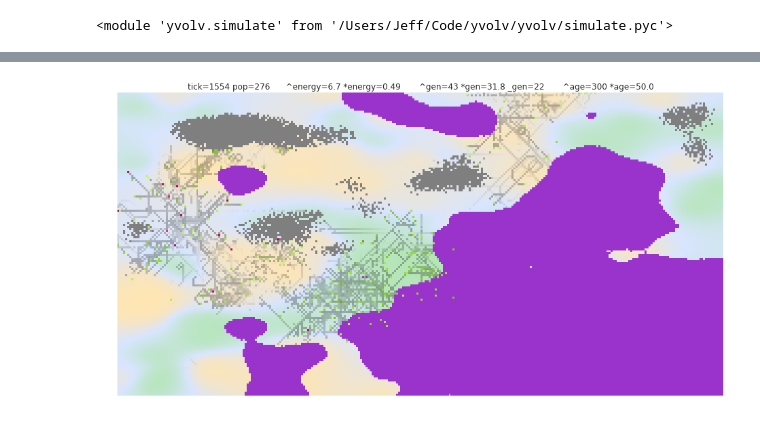
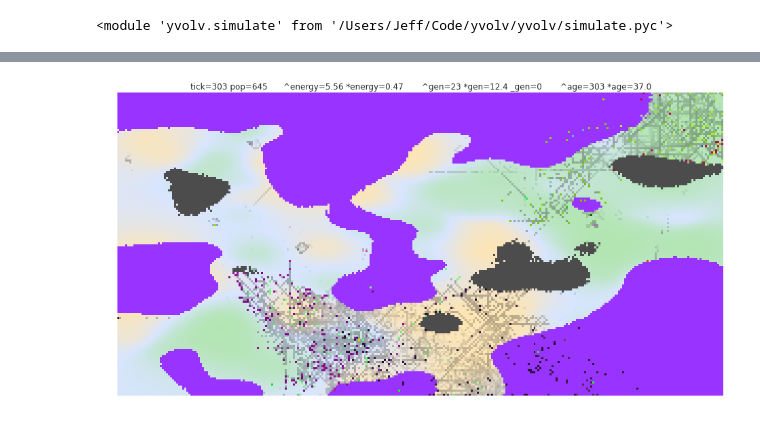
Before and after one commit to jeffschecter/yvolv, a Jupyter notebook: notebooks/scratch.ipynb, the cells around one changed output, grey strips where cells are left out. Drawn from its saved outputs; the diff is of its cells as text; code cells hidden in the pictures.

```diff
--- a/notebooks/scratch.ipynb
+++ b/notebooks/scratch.ipynb
@@ -23,3 +67,7 @@ reload(simulate)
 # %%
-w = world.World(300, 150, tpoints=100, bpoints=60)
+w = world.World(300, 150, tpoints=50, bpoints=60)
 s = simulate.Simulation(w, 5000)
+
+figsize(6, 3)
+plt.imshow(s.image(), interpolation="none", filternorm=0)
+plt.show()
@@ -32,34 +76,34 @@ plt.show()
 # %%
 figsize(16, 8)
 
-for t in np.arange(2100):
+for t in np.arange(300):
     s.tick()
     if len(s.herd) <= 3:
         break
     if (t + 1) % 3 == 0:
         herd = s.herd
         emax = max(b.energy for b in herd)
         eavg = np.mean([b.energy for b in herd])
         gmax = max(b.generation for b in herd)
         gavg = np.mean([b.generation for b in herd])
         gmin = min(b.generation for b in herd)
         amax = max(b.age for b in herd)
         aavg = np.mean([b.age for b in herd])
         display.clear_output(wait=True)
         plt.imshow(s.image(), interpolation="none", filternorm=0)
         plt.title(
             "tick={} pop={}      "
             "^energy={} *energy={}       "
             "^gen={} *gen={} _gen={}       "
             "^age={} *age={}".format(
                 s.world.age, len(s.herd),
                 round(emax, 2), round(eavg, 2),
                 gmax, round(gavg, 1), gmin,
                 amax, round(aavg)))
         plt.axis("off")
         plt.show()
 # %% [output]
-[figure, old version]
+[figure, new version]
 # %%
 figsize(16, 10)
 _, axes = plt.subplots(4, 2)
```
Also changed, not shown: parts of 6 cells of this notebook, 1 other file.
